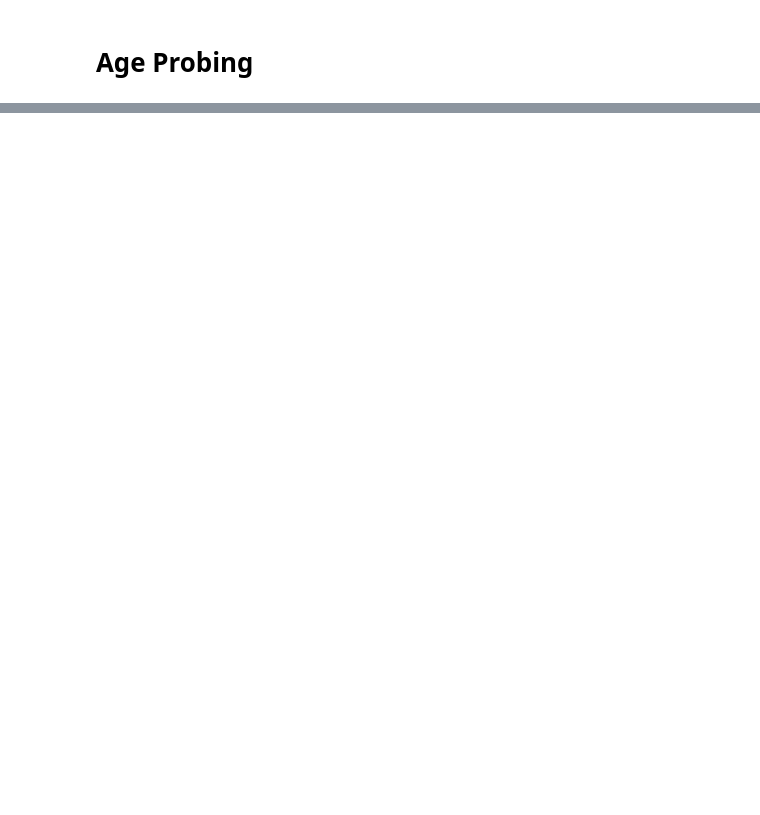
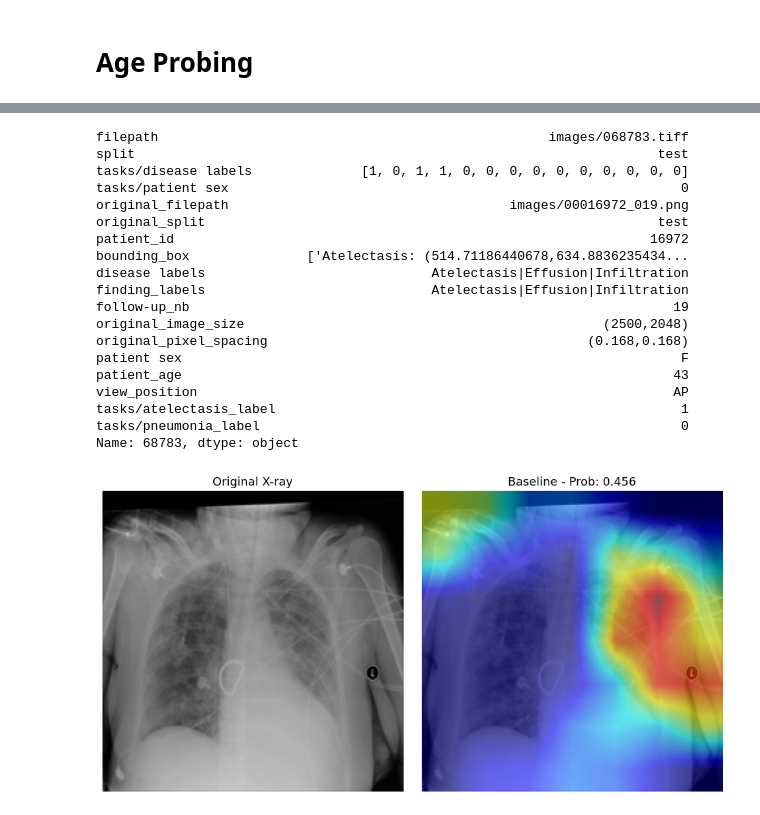
Before and after one commit to weixisee/COMP3931_Individual_Project, a Jupyter notebook: notebook/2_3_BinaryBaseline_Atelactasis.ipynb, the cells around one changed output, grey strips where cells are left out. Cells and saved outputs as stored; diff of their text form; code cells hidden in the pictures; blank space fills up the shorter version.

```diff
--- a/notebook/2_3_BinaryBaseline_Atelactasis.ipynb
+++ b/notebook/2_3_BinaryBaseline_Atelactasis.ipynb
@@ -978,0 +1028,45 @@ Probe results saved to: /content/drive/MyDrive/IndividualProject/results/probe_2
+# %%
+# choose the index from the above image to compare with the original chest X-ray
+compare_index = 68783
+row = test_df.loc[compare_index]
+# print the details of that X-ray
+print(row)
+
+tensor, img = load_image_from_hdf5(compare_index)
+cam = get_gradcam(model, tensor)
+prob = get_prediction(model, tensor)
+overlay = show_cam_on_image(img, cam, use_rgb=True)
+
+fig, axes = plt.subplots(1, 2, figsize=(10, 5))
+
+axes[0].imshow(img)
+axes[0].set_title('Original X-ray', fontsize=13)
+axes[0].axis('off')
+
+axes[1].imshow(overlay)
+axes[1].set_title(f'Baseline - Prob: {prob:.3f}', fontsize=13)
+axes[1].axis('off')
+
+plt.tight_layout()
+plt.show()
+# %% [output]
+filepath                                                  images/068783.tiff
+split                                                                   test
+tasks/disease labels              [1, 0, 1, 1, 0, 0, 0, 0, 0, 0, 0, 0, 0, 0]
+tasks/patient sex                                                          0
+original_filepath                                    images/00016972_019.png
+original_split                                                          test
+patient_id                                                             16972
+bounding_box               ['Atelectasis: (514.71186440678,634.8836235434...
+disease labels                             Atelectasis|Effusion|Infiltration
+finding_labels                             Atelectasis|Effusion|Infiltration
+follow-up_nb                                                              19
+original_image_size                                              (2500,2048)
+original_pixel_spacing                                         (0.168,0.168)
+patient sex                                                                F
+patient_age                                                               43
+view_position                                                             AP
+tasks/atelectasis_label                                                    1
+tasks/pneumonia_label                                                      0
+Name: 68783, dtype: object
+[figure, added]
```
Also changed, not shown: parts of 67 cells of this notebook.
